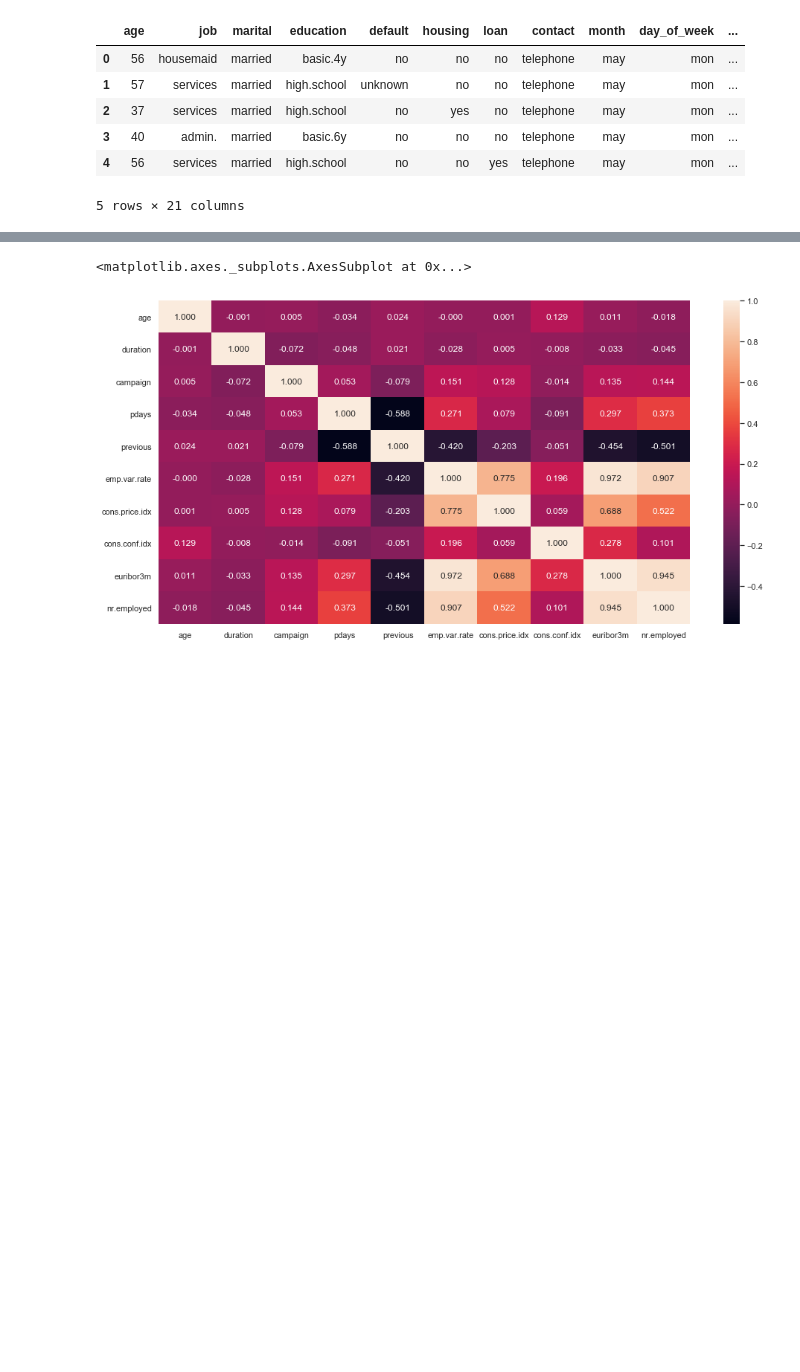
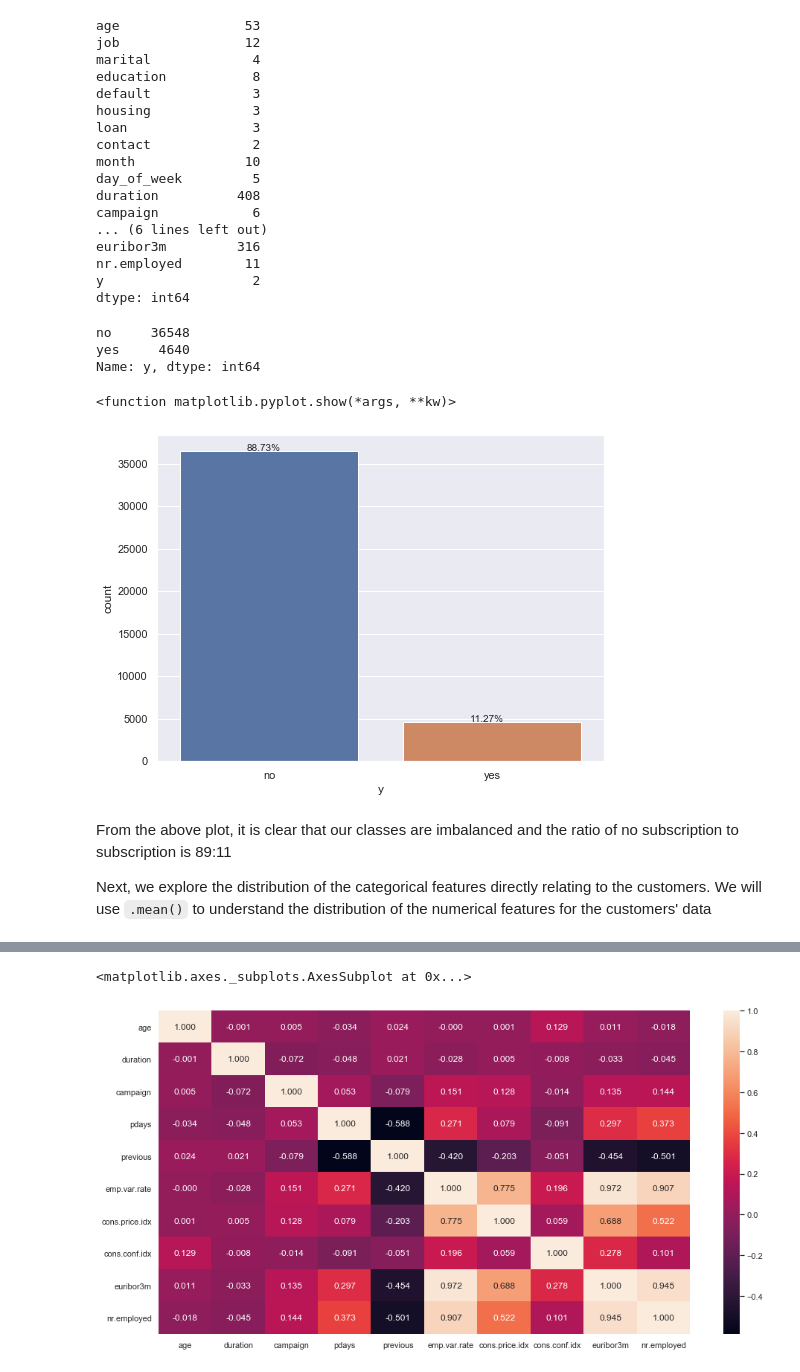
Before and after one commit to Kiiru-Anastasia/10acadWeeklyChallenges, a Jupyter notebook: Week6/notebooks/Term_Deposit.Predictive_Model.ipynb, the cells around one changed output, grey strips where cells are left out. Cells and saved outputs as stored; diff of their text form; code cells hidden in the pictures; blank space fills up the shorter version.

Commit message:
updating week0 and week6 folder

```diff
--- a/Week6/notebooks/Term_Deposit.Predictive_Model.ipynb
+++ b/Week6/notebooks/Term_Deposit.Predictive_Model.ipynb
@@ -65,10 +89,46 @@ dataset = pd.read_csv('data/bank-additional/bank-additional-full.csv', sep=';')
 # %%
-dataset.head()
+dataset.nunique()
 # %% [output]
-|  | age | job | marital | education | default | housing | loan | contact | month | day_of_week | ... |
-| 0 | 56 | housemaid | married | basic.4y | no | no | no | telephone | may | mon | ... |
-| 1 | 57 | services | married | high.school | unknown | no | no | telephone | may | mon | ... |
-| 2 | 37 | services | married | high.school | no | yes | no | telephone | may | mon | ... |
-| 3 | 40 | admin. | married | basic.6y | no | no | no | telephone | may | mon | ... |
-| 4 | 56 | services | married | high.school | no | no | yes | telephone | may | mon | ... |
-5 rows × 21 columns
+age                53
+job                12
+marital             4
+education           8
+default             3
+housing             3
+loan                3
+contact             2
+month              10
+day_of_week         5
+duration          408
+campaign            6
+... (6 lines left out)
+euribor3m         316
+nr.employed        11
+y                   2
+dtype: int64
+# %%
+#next, we look at the distribution of our target variable (Y) to understand if it is balanced or not.
+dataset['y'].value_counts()
+# %% [output]
+no     36548
+yes     4640
+Name: y, dtype: int64
+# %%
+#we can also see the distribution the distribution using visualization (a countplot is used in this case).
+
+total = len(dataset['y'])
+
+plt.figure(figsize=(8,6))
+ax = sns.countplot(x='y', data=dataset)
+
+for p in ax.patches:
+    ax.annotate('{:.2f}%'.format(100*p.get_height()/total), (p.get_x()+0.3, p.get_height()+5))
+
+plt.show
+# %% [output]
+<function matplotlib.pyplot.show(*args, **kw)>
+[figure, added]
+# %% [markdown]
+From the above plot, it is clear that our classes are imbalanced and the ratio of no subscription to subscription is 89:11
+
+Next, we explore the distribution of the categorical features directly relating to the customers. We will use `.mean()` to understand the distribution of the numerical features for the customers' data
```
Also changed, not shown: parts of 89 cells of this notebook, 16 other files.
